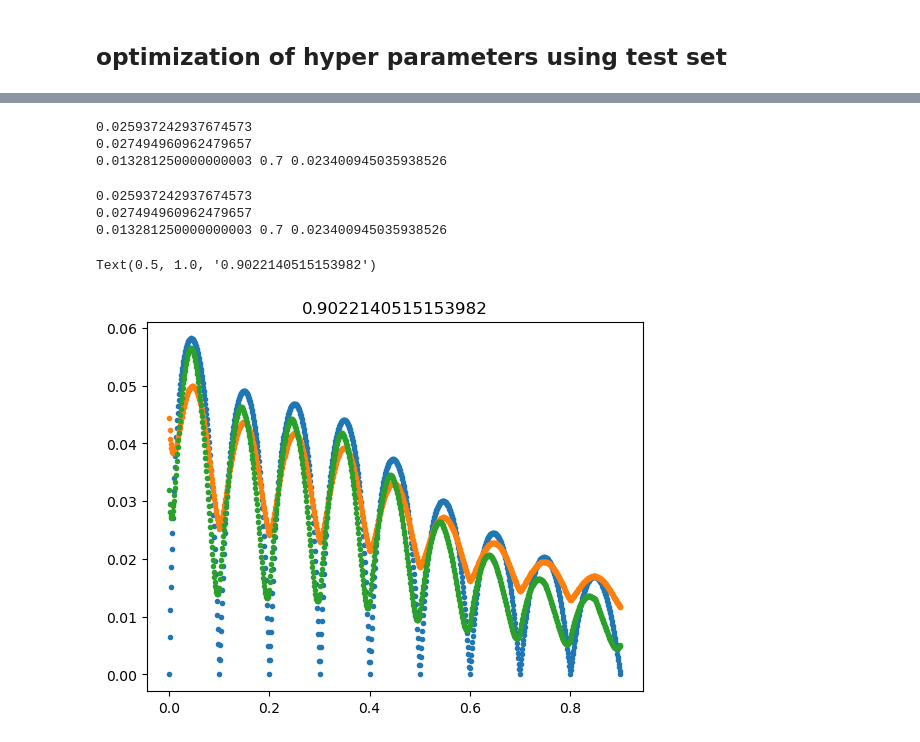
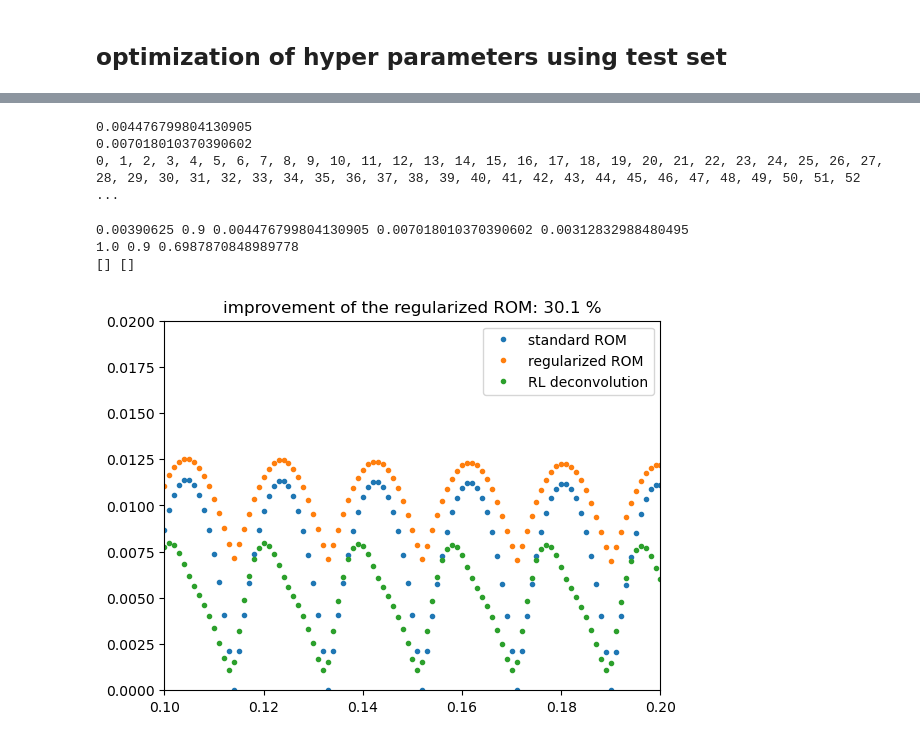
Before and after one commit to flabowski/POD-ROM-and-gaussian-convolution, a Jupyter notebook: notebooks/Test_RL_decon2D.ipynb, the cells around one changed output, grey strips where cells are left out. Drawn from its saved outputs; the diff is of its cells as text; code cells hidden in the pictures.

```diff
--- a/notebooks/Test_RL_decon2D.ipynb
+++ b/notebooks/Test_RL_decon2D.ipynb
@@ -70,7 +92,7 @@ def L2_eror(X, X_truth):
 # %% [markdown]
 # standard ROM approach
 # %%
-standard_rom = train_ROM(mu_train, X_train)
+standard_rom = train_ROM(mu_train, X_train, rank=rank)
 X_test_ROM = standard_rom.predict(mu_test).T
 e_ROM = L2_eror(X_test_ROM, X_test)
 mean_eROM = np.mean(e_ROM)
@@ -163 +210,5 @@ print(res)
+# %%
+#sigma, c = 1.16194574*dx, 1.16272566
+#print(sigma/dx, c)
+brute_force = True
 # %%
@@ -243,42 +312,45 @@ sigma, c = sigmas[i], cs[j]
 # %%
 # run validation:
-standard_rom = train_ROM(mu_train, X_train)
+standard_rom = train_ROM(mu_train, X_train, rank=rank)
 X_val_ROM = standard_rom.predict(mu_val).T
 e_ROM = L2_eror(X_val_ROM, X_val)
 print(np.mean(e_ROM))
 
 X_train_s = smoothen(X_train, sigma/dx, shape)
 
-smooth_rom = train_ROM(mu_train, X_train_s)
+smooth_rom = train_ROM(mu_train, X_train_s, rank=rank)
 X_val_sROM = smooth_rom.predict(mu_val).T
 e_sROM = L2_eror(X_val_sROM, X_val)
 print(np.mean(e_sROM))
 
-X_val_sROMs = post_process(x, X_val_sROM, sigma, c, mu_val, mu_train)
+X_val_sROMs = post_process(x, X_val_sROM, sigma, c, mu_val, mu_train, num_iter, progress=True, shape=shape)
 e_sROMs = L2_eror(X_val_sROMs, X_val)
 
 
-print(sigma, c, np.mean(e_sROMs))
+print(sigma, c, np.mean(e_sROMs), np.mean(e_sROMs)/np.mean(e_ROM))
 # %% [output]
-0.025937242937674573
-0.027494960962479657
-0.013281250000000003 0.7 0.023400945035938526
+0.004476799804130905
+0.007018010370390602
+0, 1, 2, 3, 4, 5, 6, 7, 8, 9, 10, 11, 12, 13, 14, 15, 16, 17, 18, 19, 20, 21, 22, 23, 24, 25, 26, 27, 28, 29, 30, 31, 32, 33, 34, 35, 36, 37, 38, 39, 40, 41, 42, 43, 44, 45, 46, 47, 48, 49, 50, 51, 52 ...
 # %%
-print(np.mean(e_ROM))
-print(np.mean(e_sROM))
-print(sigma, c, np.mean(e_sROMs))
+print(sigma, c, np.mean(e_ROM), np.mean(e_sROM), np.mean(e_sROMs))
+print(sigma/dx, c, np.mean(e_sROMs)/np.mean(e_ROM))
 # 0.025937242937674573
 # 0.027494960962479657
 # 0.013281250000000003 0.7 0.023400945035938526
-plt.plot(mu_val, e_ROM, "C0.")
-plt.plot(mu_val, e_sROM, "C1.")
-plt.plot(mu_val, e_sROMs, "C2.")
-plt.title(np.mean(e_sROMs)/np.mean(e_ROM))
+plt.plot(mu_val, e_ROM, "C0.", label="standard ROM")
+plt.plot(mu_val, e_sROM, "C1.", label="regularized ROM")
+plt.plot(mu_val, e_sROMs, "C2.", label="RL deconvolution")
+plt.title("improvement of the regularized ROM: {:.1f} %".format(100-100*np.mean(e_sROMs)/np.mean(e_ROM)))
+#plt.xlim(0.6, 0.9)
+plt.ylim(0, 0.02)
+plt.legend()
+plt.xlim(.1, 0.2)
 
-sigma, c = 3.4, 0.7  # rel improvement: 0.902214
+indxs = np.arange(len(mu_val))
+print(indxs[e_sROMs>0.05], e_sROMs[e_sROMs>0.05])
 # %% [output]
-0.025937242937674573
-0.027494960962479657
-0.013281250000000003 0.7 0.023400945035938526
+0.00390625 0.9 0.004476799804130905 0.007018010370390602 0.00312832988480495
+1.0 0.9 0.6987870848989778
+[] []
-Text(0.5, 1.0, '0.9022140515153982')
-[figure, old version]
+[figure, new version]
```
Also changed, not shown: parts of 24 cells of this notebook, 5 other files.
